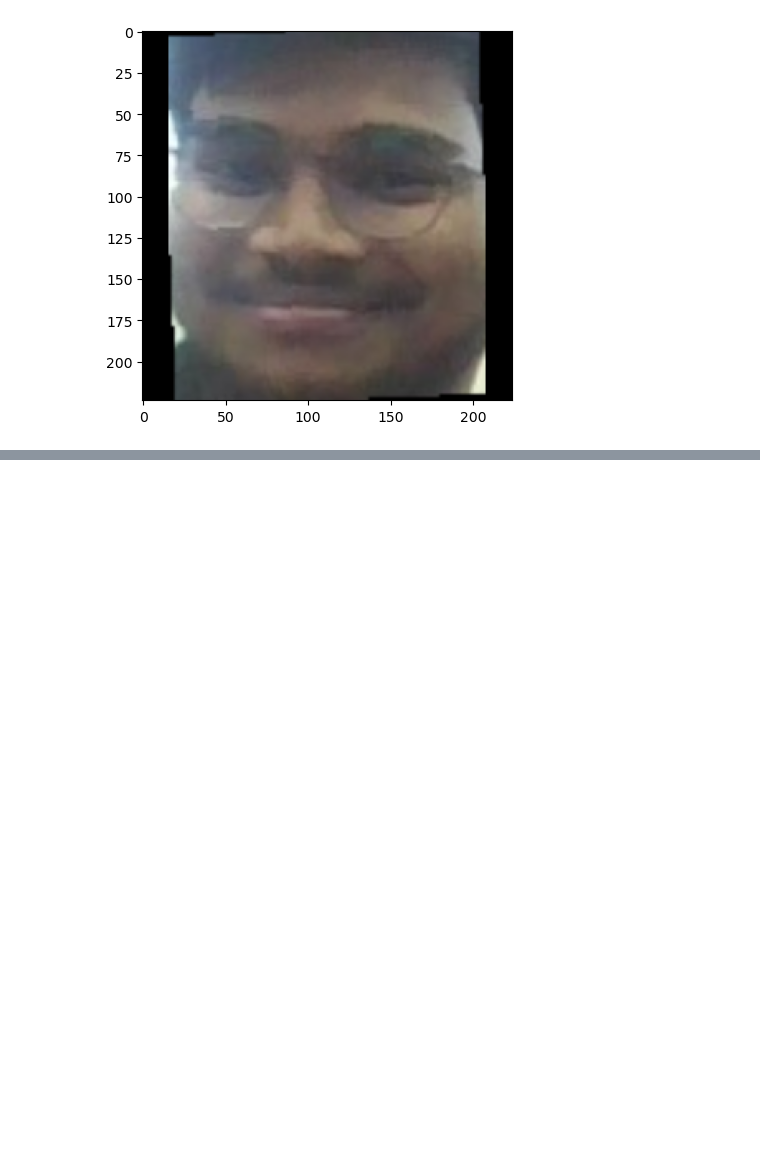
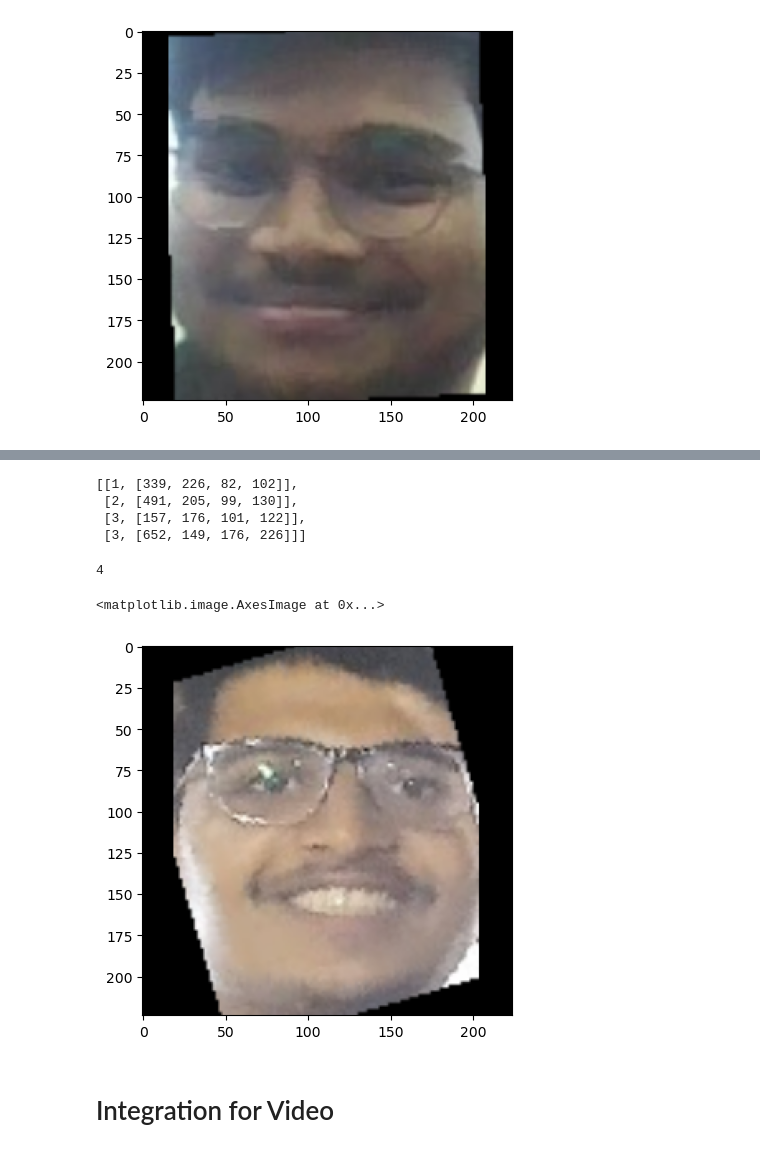
Before and after one commit to Karthik-Reddy37/Face-gaurd-AI-Face-Blurring-tool, a Jupyter notebook: blurring_video.ipynb, the cells around one changed output, grey strips where cells are left out. Cells and saved outputs as stored; diff of their text form; code cells hidden in the pictures; blank space fills up the shorter version.

Commit message:
getting the unique faces
got the unique faces and started to read the file.

```diff
--- a/blurring_video.ipynb
+++ b/blurring_video.ipynb
@@ -346,0 +383,4 @@ distance = np.sqrt(distance_vector.sum())
+# %%
+uniqueFaces = []
+first = getUnique(uniqueFaces,image1,model)
+second = getUnique(uniqueFaces,image2,model)
@@ -346,0 +405,18 @@ distance = np.sqrt(distance_vector.sum())
+# %%
+second
+# %% [output]
+[[1, [339, 226, 82, 102]],
+ [2, [491, 205, 99, 130]],
+ [3, [157, 176, 101, 122]],
+ [3, [652, 149, 176, 226]]]
+# %%
+len(uniqueFaces)
+# %% [output]
+4
+# %%
+plt.imshow(uniqueFaces[3])
+# %% [output]
+<matplotlib.image.AxesImage at 0x...>
+[figure, added]
+# %% [markdown]
+# Integration for Video
```
Also changed, not shown: parts of 37 cells of this notebook, 1 other file.
